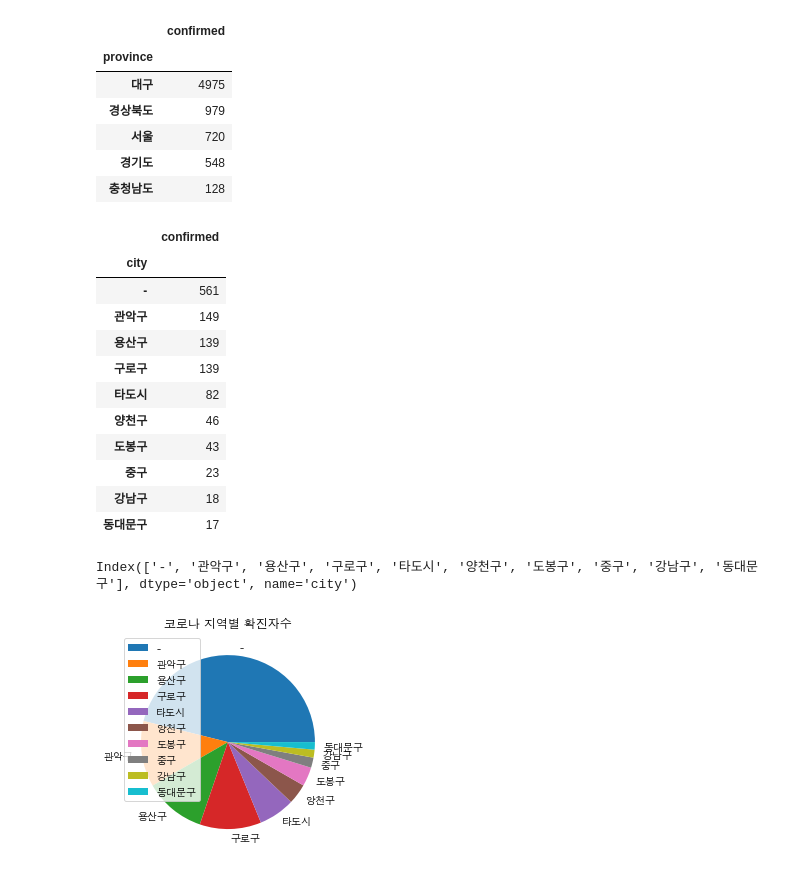
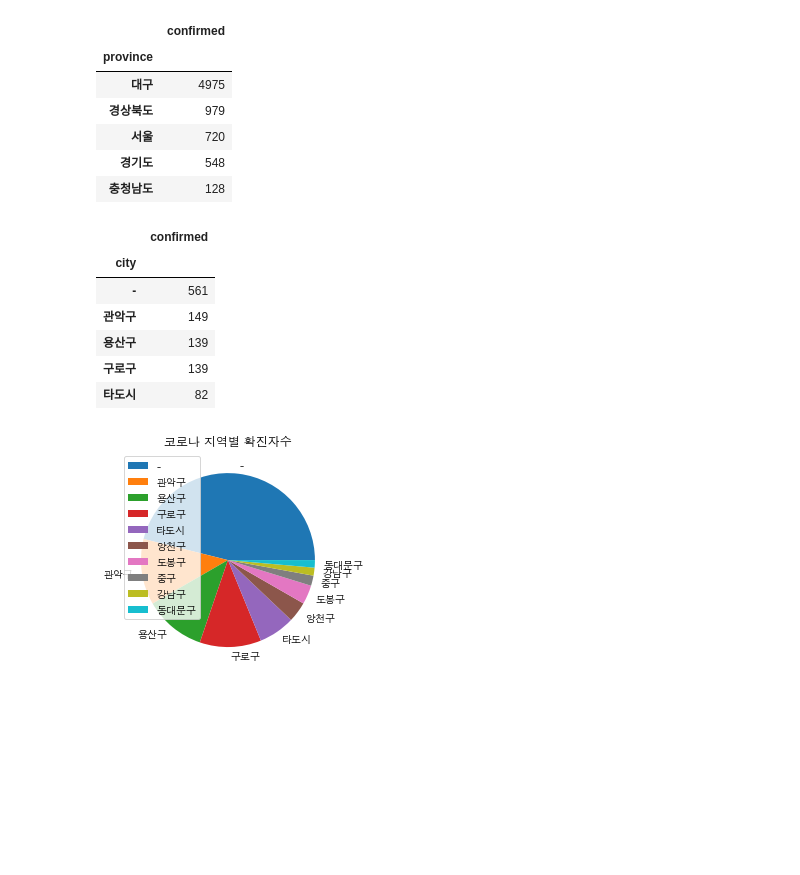
Before and after one commit to kkyuhun94/COVID-19_visualization, a Jupyter notebook: code/visualization.ipynb, the cells around one changed output. Cells and saved outputs as stored; diff of their text form; code cells hidden in the pictures; blank space fills up the shorter version.

```diff
--- a/code/visualization.ipynb
+++ b/code/visualization.ipynb
@@ -121,9 +127,9 @@ df_del = pd.read_csv("data/delivery.csv", encoding='utf-8')
 # df_EK = pd.read_excel("data/COVID_eng_kor_table.xlsx")
 # %%
 #load data : 코로나 확진자 관련 데이터
-df_case = pd.read_csv("data/COVID_19/Case.csv", encoding='utf-8')
+df_case = pd.read_csv("../data/COVID_19/Case.csv", encoding='utf-8')
 # df_policy =  pd.read_csv("data/COVID_19/Policy.csv", encoding='utf-8')
-df_TimePatient =  pd.read_csv("data/COVID_19/Time.csv", encoding='utf-8')
+df_TimePatient =  pd.read_csv("../data/COVID_19/Time.csv", encoding='utf-8')
 # %%
 df_case.head()
 # %% [output]
@@ -173,21 +180,12 @@ df_coronaK
 | 충청남도 | 128 |
 # %%
 df_seoulcorona = pd.DataFrame(df_case[df_case['province'] == "서울"].groupby('city')['confirmed'].sum().sort_values(ascending = False)).head(10)
-df_seoulcorona
+df_seoulcorona.head()
 # %% [output]
 |  | confirmed |
 | city |  |
 | - | 561 |
 | 관악구 | 149 |
 | 용산구 | 139 |
 | 구로구 | 139 |
 | 타도시 | 82 |
-| 양천구 | 46 |
-| 도봉구 | 43 |
-| 중구 | 23 |
-| 강남구 | 18 |
-| 동대문구 | 17 |
-# %%
-df_seoulcorona.index
-# %% [output]
-Index(['-', '관악구', '용산구', '구로구', '타도시', '양천구', '도봉구', '중구', '강남구', '동대문구'], dtype='object', name='city')
```
Also changed, not shown: parts of 43 cells of this notebook.
